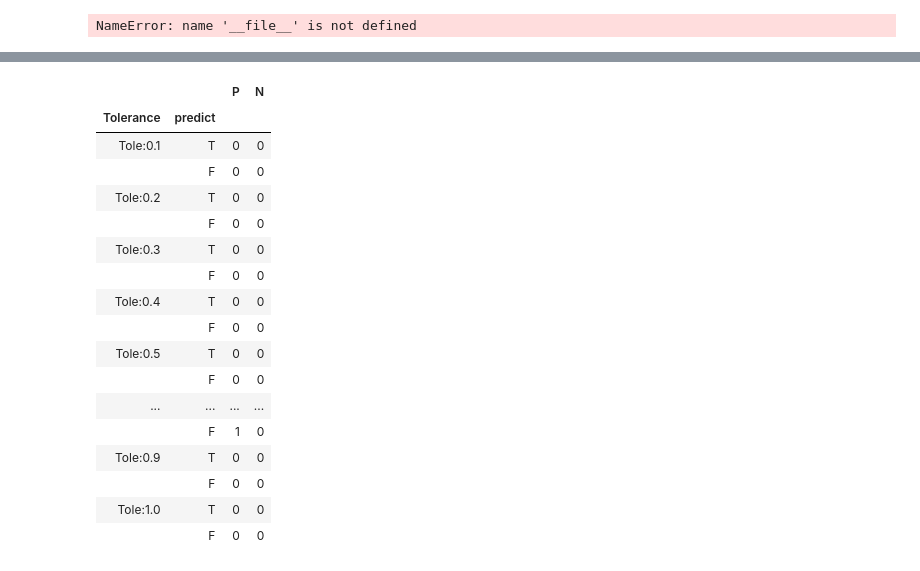
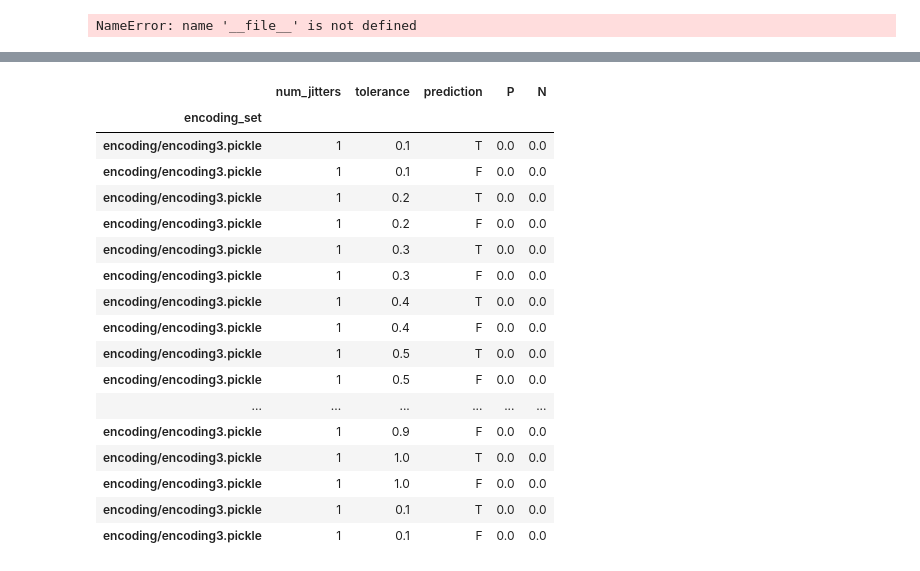
Before and after one commit to SixtantAIEN06/dlib, a Jupyter notebook: examples/exampleSet/test.ipynb, the cells around one changed output, grey strips where cells are left out. Drawn from its saved outputs; the diff is of its cells as text; code cells hidden in the pictures.

```diff
--- a/examples/exampleSet/test.ipynb
+++ b/examples/exampleSet/test.ipynb
@@ -36,23 +15,23 @@ con_M
-# %%
-con_M.loc[('Tole:0.8','F'),'P']=1
-con_M
-# %% [output]
-|  |  | P | N |
-| Tolerance | predict |  |  |
-| Tole:0.1 | T | 0 | 0 |
-|  | F | 0 | 0 |
-| Tole:0.2 | T | 0 | 0 |
-|  | F | 0 | 0 |
-| Tole:0.3 | T | 0 | 0 |
-|  | F | 0 | 0 |
-| Tole:0.4 | T | 0 | 0 |
-|  | F | 0 | 0 |
-| Tole:0.5 | T | 0 | 0 |
-|  | F | 0 | 0 |
-| ... | ... | ... | ... |
-|  | F | 1 | 0 |
-| Tole:0.9 | T | 0 | 0 |
-|  | F | 0 | 0 |
-| Tole:1.0 | T | 0 | 0 |
-|  | F | 0 | 0 |
+# %%
+conf_matrix=pd.read_csv('Confusion_matrix.csv',index_col=0,dtype={'num_jitters':np.str,'tolerance':np.str})
+conf_matrix
+# %% [output]
+|  | num_jitters | tolerance | prediction | P | N |
+| encoding_set |  |  |  |  |  |
+| encoding/encoding3.pickle | 1 | 0.1 | T | 0.0 | 0.0 |
+| encoding/encoding3.pickle | 1 | 0.1 | F | 0.0 | 0.0 |
+| encoding/encoding3.pickle | 1 | 0.2 | T | 0.0 | 0.0 |
+| encoding/encoding3.pickle | 1 | 0.2 | F | 0.0 | 0.0 |
+| encoding/encoding3.pickle | 1 | 0.3 | T | 0.0 | 0.0 |
+| encoding/encoding3.pickle | 1 | 0.3 | F | 0.0 | 0.0 |
+| encoding/encoding3.pickle | 1 | 0.4 | T | 0.0 | 0.0 |
+| encoding/encoding3.pickle | 1 | 0.4 | F | 0.0 | 0.0 |
+| encoding/encoding3.pickle | 1 | 0.5 | T | 0.0 | 0.0 |
+| encoding/encoding3.pickle | 1 | 0.5 | F | 0.0 | 0.0 |
+| ... | ... | ... | ... | ... | ... |
+| encoding/encoding3.pickle | 1 | 0.9 | F | 0.0 | 0.0 |
+| encoding/encoding3.pickle | 1 | 1.0 | T | 0.0 | 0.0 |
+| encoding/encoding3.pickle | 1 | 1.0 | F | 0.0 | 0.0 |
+| encoding/encoding3.pickle | 1 | 0.1 | T | 0.0 | 0.0 |
+| encoding/encoding3.pickle | 1 | 0.1 | F | 0.0 | 0.0 |
 # %%
```
Also changed, not shown: parts of 15 cells of this notebook, 44 other files.
